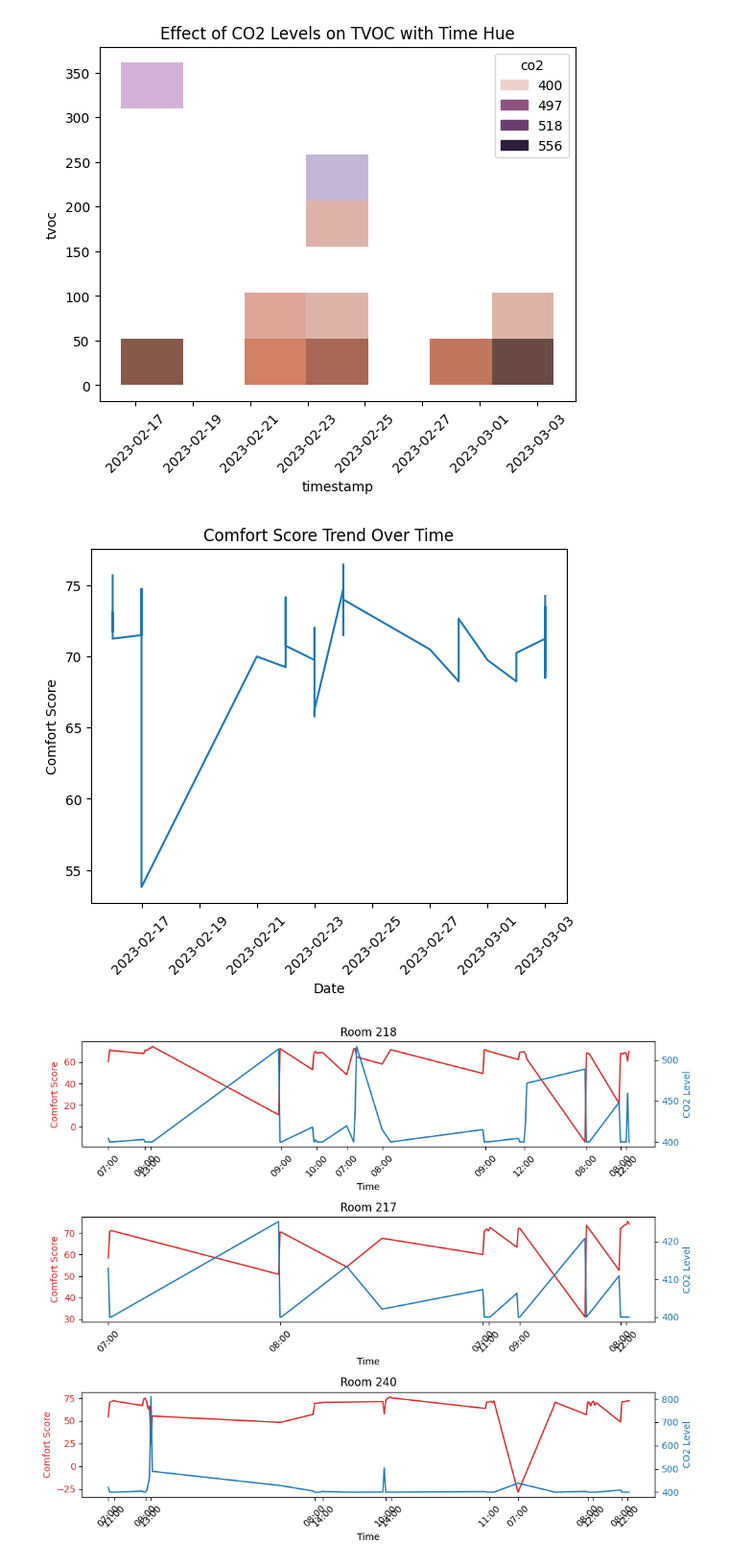
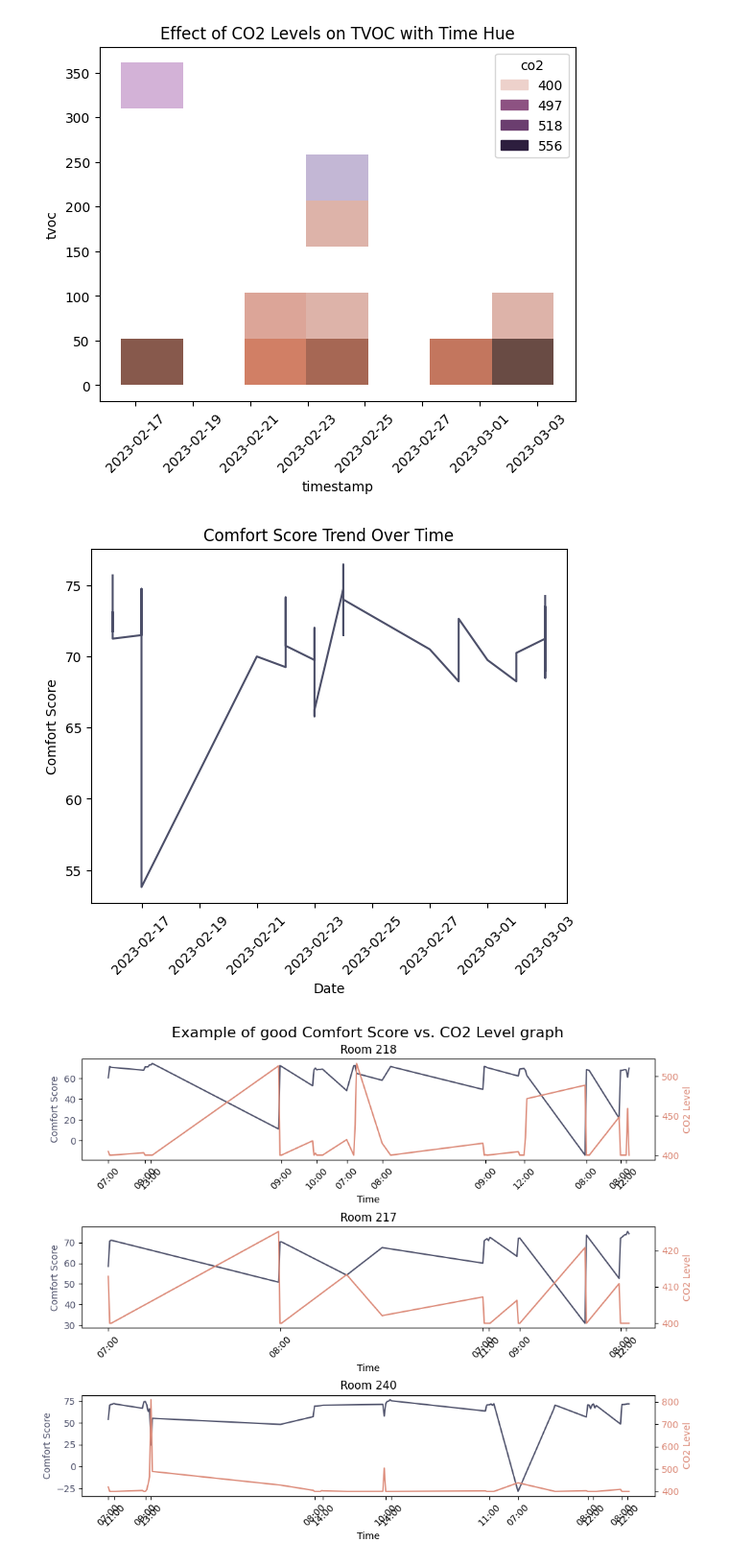
Before and after one commit to coldenate/aq-visualise, a Jupyter notebook: visualizations.ipynb, the cells around one changed output. Shown at 96% size. Saved outputs shown, nothing was run; the diff lists cells and outputs as text; code cells hidden in the pictures.

Commit message:
add: graph perf - comf

```diff
--- a/visualizations.ipynb
+++ b/visualizations.ipynb
@@ -5,6 +5,13 @@ import matplotlib.pyplot as plt
 import seaborn as sns
 import pandas as pd
 from datetime import datetime
+from catppuccin.flavour import Flavour
+
+primary_color = "#"+ Flavour.latte().text.hex
+secondary_color = "#"+ Flavour.latte().rosewater.hex
+
+good_sleep = "#"+ Flavour.latte().sapphire.hex
+bad_sleep = "#"+ Flavour.latte().rosewater.hex
 
 # Load the dataset from the JSON file
 with open('dataset.json', 'r') as f:
@@ -121,10 +128,12 @@ comfort_scores = [s['comfort_score'] for s in surveys]
 
 # Create a line plot of comfort scores over time
 fig, ax = plt.subplots()
-ax.plot(dates, comfort_scores)
+ax.plot(dates, comfort_scores, color=primary_color)
 
 # Rotate the x-tick labels by 45 degrees
 plt.xticks(rotation=45)
+
+
 
 # Set the axis labels and title
 ax.set_xlabel('Date')
@@ -132,12 +141,12 @@ ax.set_ylabel('Comfort Score')
 ax.set_title('Comfort Score Trend Over Time')
 plt.show()
 # %% [output]
-[figure, old version]
+[figure, new version]
 # %%
 import numpy as np
 import matplotlib.pyplot as plt
 
-# Define a function to calculate the average comfort score and CO2 level for each day from 7 AM to 3 PM
+# Define a function to calculate the average comfort score and CO2 level for each day from 7 AM to 3 PM, and get the performance scores for each day
 def get_daily_averages(room_num):
     daily_averages = {}
     for date in dataset:
@@ -148,9 +157,11 @@ def get_daily_averages(room_num):
                     daily_averages[time] = {'comfort_score': [], 'co2': []}
                 daily_averages[time]['comfort_score'].append(m['comfort_score'])
                 daily_averages[time]['co2'].append(m['co2'])
+
     for time in daily_averages:
         daily_averages[time]['comfort_score'] = np.mean(daily_averages[time]['comfort_score'])
         daily_averages[time]['co2'] = np.mean(daily_averages[time]['co2'])
+
     return daily_averages
 
 # Get the daily averages for each room
@@ -159,33 +170,37 @@ room_217 = get_daily_averages(217)
 room_240 = get_daily_averages(240)
 
 # Plot the graphs
 fig, axs = plt.subplots(3, 1, figsize=(10, 8))
 
 room_num = [218, 217, 240]
 for i, (room, ax) in enumerate(zip([room_218, room_217, room_240], axs)):
     times = list(room.keys())
     comfort_scores = [room[time]['comfort_score'] for time in times]
     co2s = [room[time]['co2'] for time in times]
 
-    color1 = 'tab:red'
+    color1 = primary_color
     ax.set_xlabel('Time')
     ax.set_ylabel('Comfort Score', color=color1)
     ax.plot(times, comfort_scores, color=color1)
     ax.tick_params(axis='y', labelcolor=color1)
     ax.set_xticks(times[::4])
     ax.set_xticklabels([t.strftime('%H:%M') for t in times[::4]], rotation=45)
 
     ax2 = ax.twinx()
 
-    color2 = 'tab:blue'
+    color2 = secondary_color
     ax2.set_ylabel('CO2 Level', color=color2)
     ax2.plot(times, co2s, color=color2)
     ax2.tick_params(axis='y', labelcolor=color2)
 
     fig.tight_layout()
 
     ax.set_title(f'Room {room_num[i]}')
 
+# make a master title for the whole box and make it say "Example of good Comfort Score vs. CO2 Level graph"
+fig.suptitle('Example of good Comfort Score vs. CO2 Level graph', fontsize=16)
+# it is overlapping with the graphs, so move it up a bit
+fig.subplots_adjust(top=0.92)
 plt.show()
 # %% [output]
-[figure, old version]
+[figure, new version]
```
Also changed, not shown: parts of 4 cells of this notebook, 2 other files.
